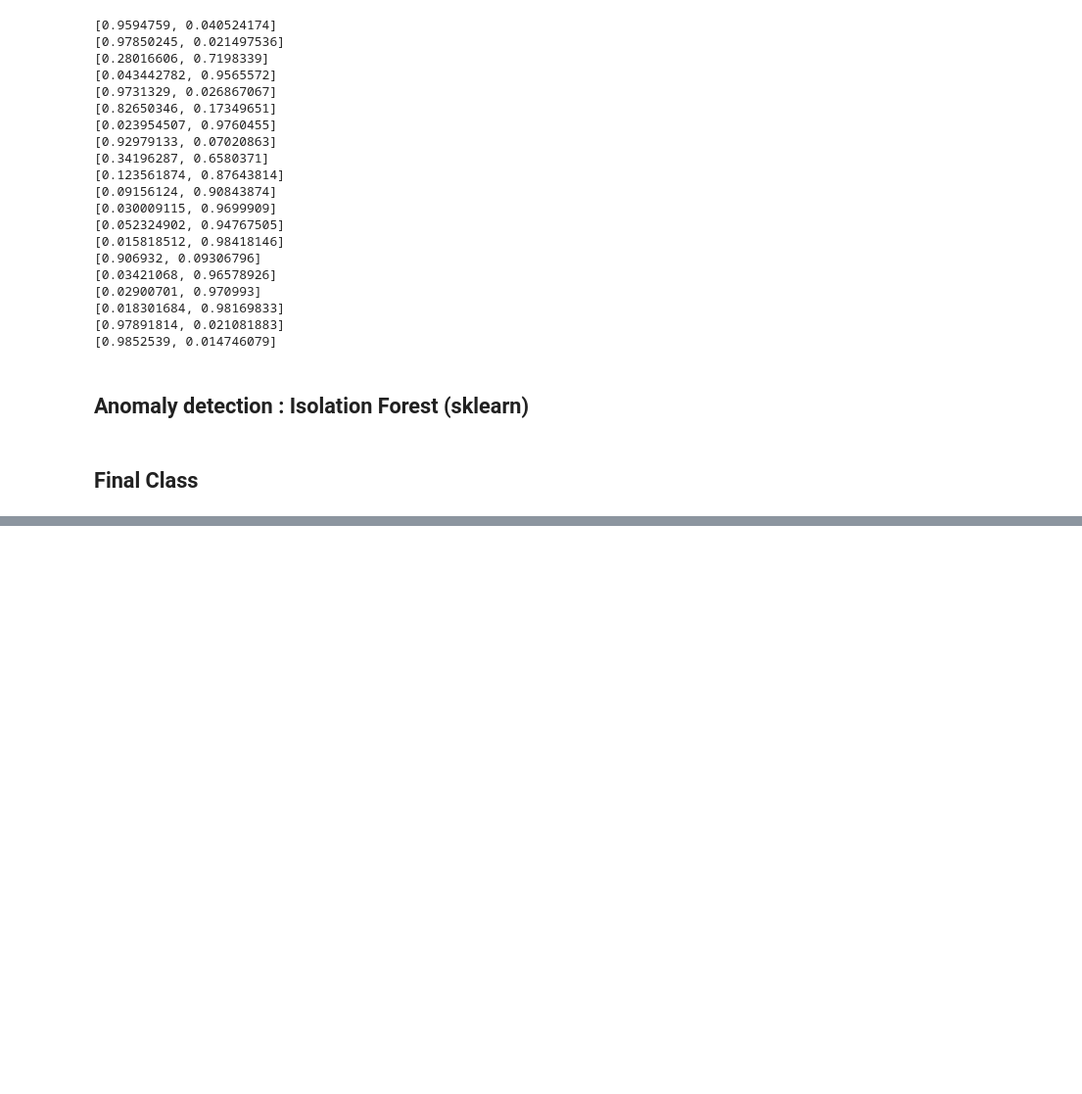
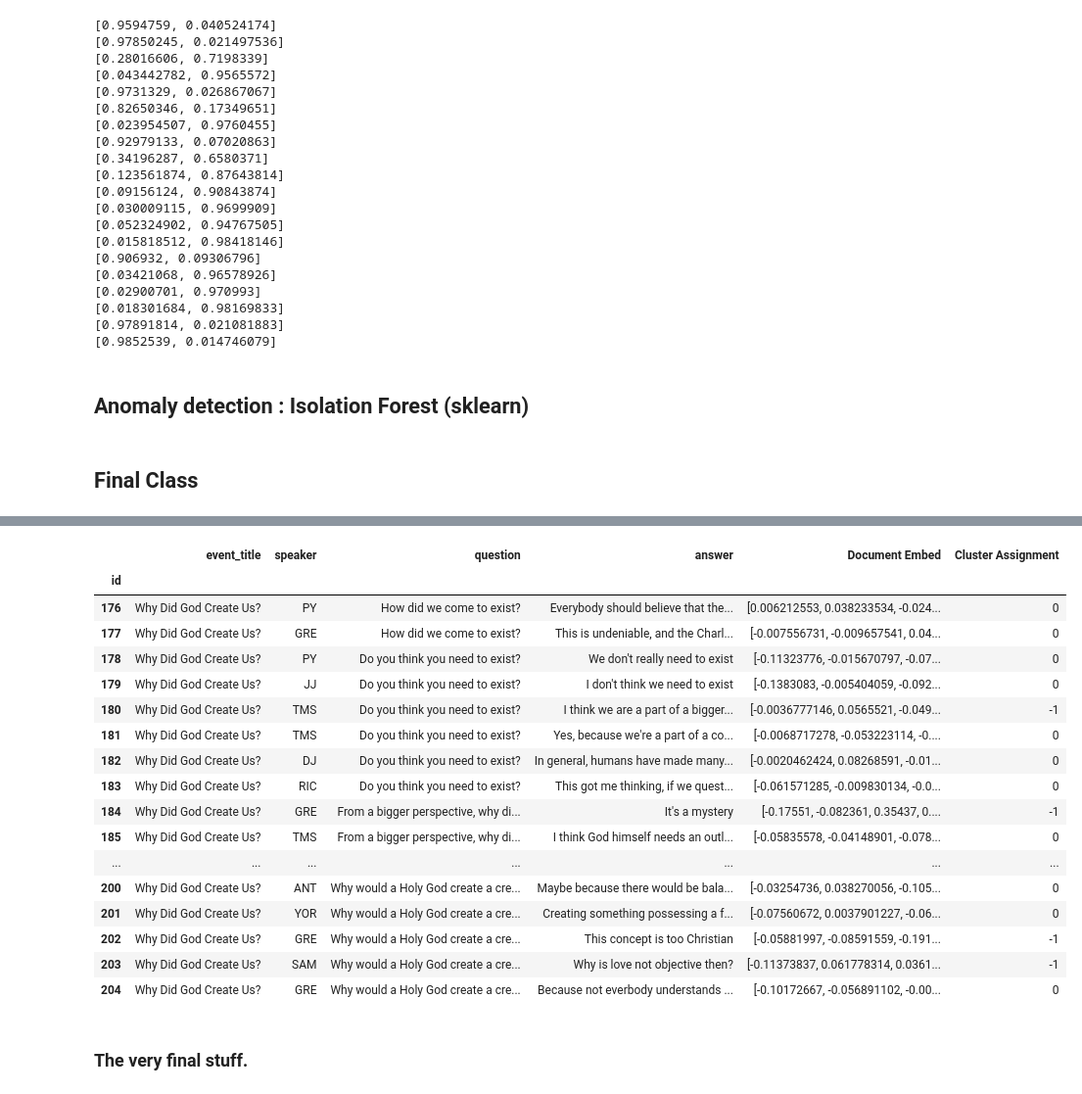
Before and after one commit to peterYudhistira/audio-scribo-comperio-experiments, a Jupyter notebook: Finalized/finalized workflow.ipynb, the cells around one changed output, grey strips where cells are left out. Shown at 98% size. Drawn from its saved outputs; the diff is of its cells as text; code cells hidden in the pictures; blank space fills up the shorter version.

```diff
--- a/Finalized/finalized workflow.ipynb
+++ b/Finalized/finalized workflow.ipynb
@@ -889,0 +870,28 @@ myGoods
+# %%
+dfTotal = myGoods.append(myOutliers)
+
+dfTotalByID = dfTotal.groupby("id")
+
+# dfTotalByID.get_group('176')
+dfTotalByID.first()
+# %% [output]
+|  | event_title | speaker | question | answer | Document Embed | Cluster Assignment |
+| id |  |  |  |  |  |  |
+| 176 | Why Did God Create Us? | PY | How did we come to exist? | Everybody should believe that the... | [0.006212553, 0.038233534, -0.024... | 0 |
+| 177 | Why Did God Create Us? | GRE | How did we come to exist? | This is undeniable, and the Charl... | [-0.007556731, -0.009657541, 0.04... | 0 |
+| 178 | Why Did God Create Us? | PY | Do you think you need to exist? | We don't really need to exist | [-0.11323776, -0.015670797, -0.07... | 0 |
+| 179 | Why Did God Create Us? | JJ | Do you think you need to exist? | I don't think we need to exist | [-0.1383083, -0.005404059, -0.092... | 0 |
+| 180 | Why Did God Create Us? | TMS | Do you think you need to exist? | I think we are a part of a bigger... | [-0.0036777146, 0.0565521, -0.049... | -1 |
+| 181 | Why Did God Create Us? | TMS | Do you think you need to exist? | Yes, because we're a part of a co... | [-0.0068717278, -0.053223114, -0.... | 0 |
+| 182 | Why Did God Create Us? | DJ | Do you think you need to exist? | In general, humans have made many... | [-0.0020462424, 0.08268591, -0.01... | 0 |
+| 183 | Why Did God Create Us? | RIC | Do you think you need to exist? | This got me thinking, if we quest... | [-0.061571285, -0.009830134, -0.0... | 0 |
+| 184 | Why Did God Create Us? | GRE | From a bigger perspective, why di... | It's a mystery | [-0.17551, -0.082361, 0.35437, 0.... | -1 |
+| 185 | Why Did God Create Us? | TMS | From a bigger perspective, why di... | I think God himself needs an outl... | [-0.05835578, -0.04148901, -0.078... | 0 |
+| ... | ... | ... | ... | ... | ... | ... |
+| 200 | Why Did God Create Us? | ANT | Why would a Holy God create a cre... | Maybe because there would be bala... | [-0.03254736, 0.038270056, -0.105... | 0 |
+| 201 | Why Did God Create Us? | YOR | Why would a Holy God create a cre... | Creating something possessing a f... | [-0.07560672, 0.0037901227, -0.06... | 0 |
+| 202 | Why Did God Create Us? | GRE | Why would a Holy God create a cre... | This concept is too Christian | [-0.05881997, -0.08591559, -0.191... | -1 |
+| 203 | Why Did God Create Us? | SAM | Why would a Holy God create a cre... | Why is love not objective then? | [-0.11373837, 0.061778314, 0.0361... | -1 |
+| 204 | Why Did God Create Us? | GRE | Why would a Holy God create a cre... | Because not everbody understands ... | [-0.10172667, -0.056891102, -0.00... | 0 |
+# %% [markdown]
+<h3>The very final stuff.
```
Also changed, not shown: parts of 3 cells of this notebook, 1 other file.
